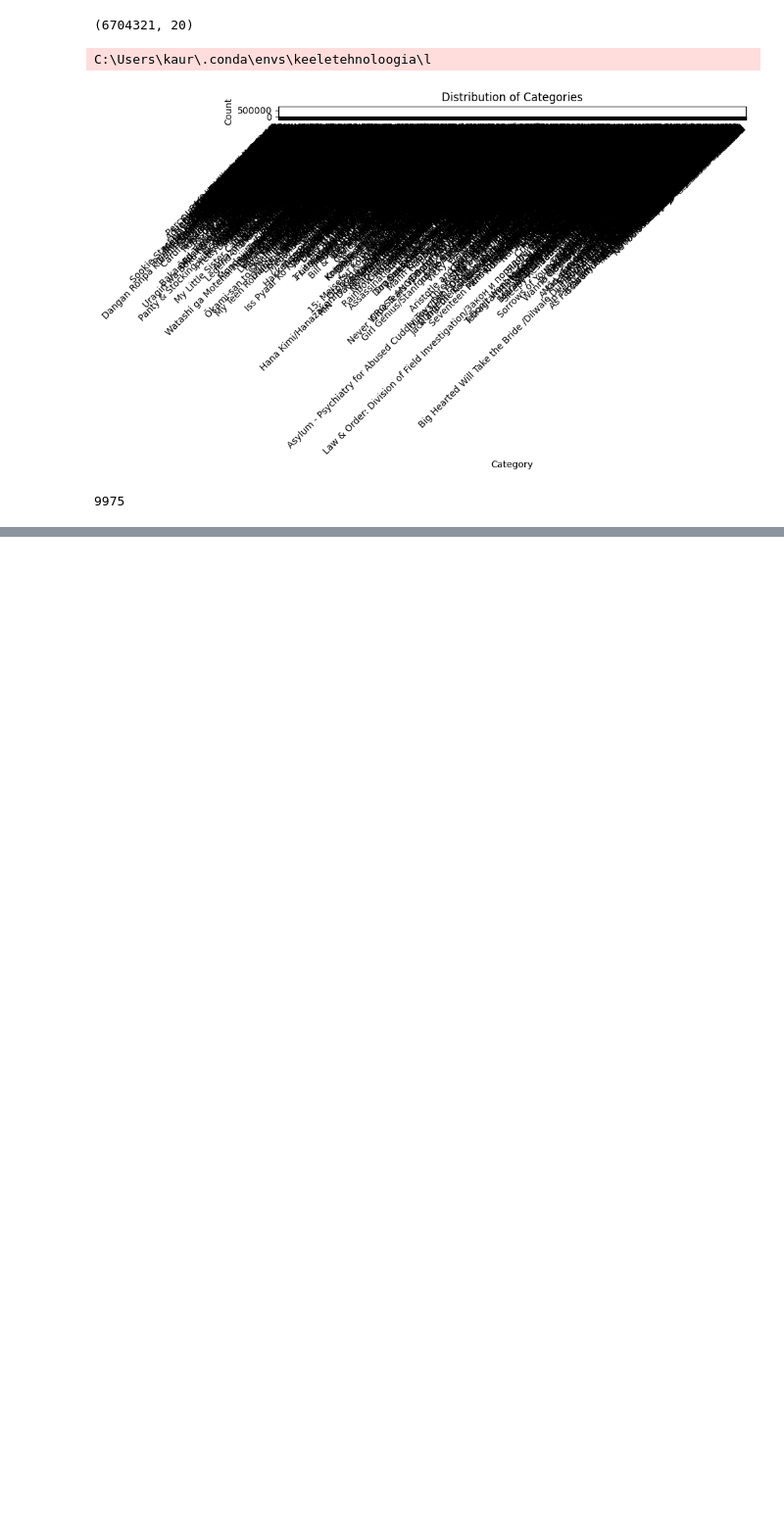
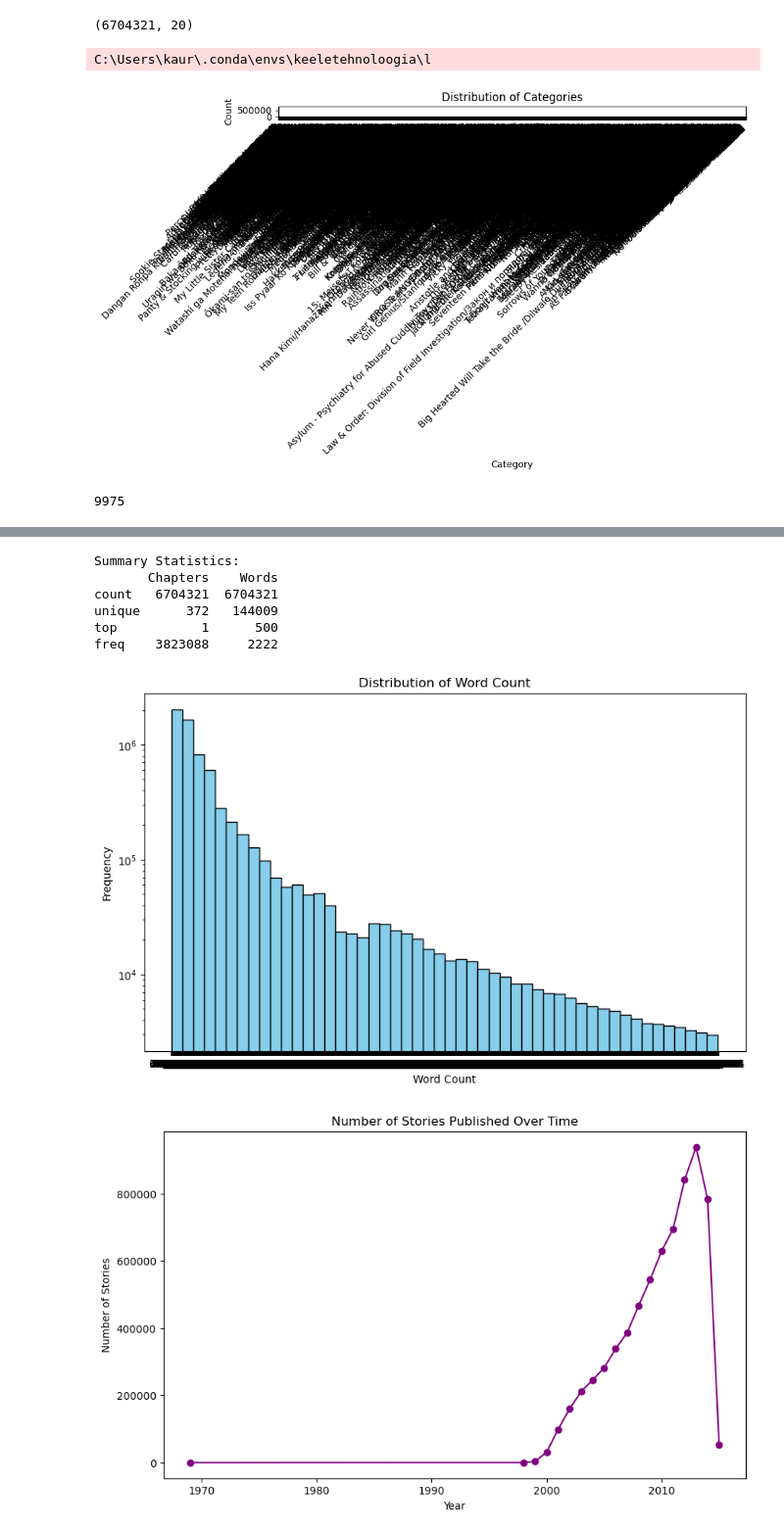
Before and after one commit to DonCheetos/DS_Group_B4, a Jupyter notebook: fanfiction.ipynb, the cells around one changed output, grey strips where cells are left out. Shown at 98% size. Cells and saved outputs as stored; diff of their text form; code cells hidden in the pictures; blank space fills up the shorter version.

```diff
--- a/fanfiction.ipynb
+++ b/fanfiction.ipynb
@@ -66,3 +67,57 @@ C:\Users\kaur\.conda\envs\keeletehnoloogia\l
 print(len(all_categories.unique()))
 # %% [output]
 9975
+# %%
+relevant_columns = ['Title', 'Author', 'Category', 'Genre', 'Published', 'Updated', 'Chapters', 'Words', 'Rating']
+filtered_df = df[relevant_columns]
+
+# Convert 'Published' and 'Updated' columns to datetime format for time-based analysis
+filtered_df['Published'] = pd.to_datetime(filtered_df['Published'], errors='coerce')
+filtered_df['Updated'] = pd.to_datetime(filtered_df['Updated'], errors='coerce')
+
+# Step 2: Summary Statistics
+summary_stats = filtered_df[['Chapters', 'Words']].describe()
+print("Summary Statistics:")
+print(summary_stats)
+
+# Step 3: Visualizations
+
+# 1. Distribution of Word Count
+plt.figure(figsize=(10, 6))
+plt.hist(filtered_df['Words'].dropna(), bins=50, color='skyblue', edgecolor='black')
+plt.title("Distribution of Word Count")
+plt.xlabel("Word Count")
+plt.ylabel("Frequency")
+plt.yscale('log')  # Log scale to handle wide range in word counts
+plt.show()
+
+# 2. Stories Published Over Time
+# Filter out NaT values for 'Published'
+filtered_df = filtered_df[filtered_df['Published'].notna()]
+yearly_publications = filtered_df['Published'].dt.year.value_counts().sort_index()
+
+plt.figure(figsize=(10, 6))
+plt.plot(yearly_publications.index, yearly_publications.values, marker='o', color='purple')
+plt.title("Number of Stories Published Over Time")
+plt.xlabel("Year")
+plt.ylabel("Number of Stories")
+plt.show()
+
+# 3. Popular Genres
+genre_counts = filtered_df['Genre'].value_counts().head(10)  # Top 10 genres
+
+plt.figure(figsize=(10, 6))
+genre_counts.plot(kind='bar', color='coral')
+plt.title("Top 10 Most Common Genres")
+plt.xlabel("Genre")
+plt.ylabel("Frequency")
+plt.show()
+
+# 4. Correlation Between Chapters and Word Count
+plt.figure(figsize=(10, 6))
+plt.scatter(filtered_df['Chapters'], filtered_df['Words'], alpha=0.5, color='green')
+plt.title("Relationship Between Chapters and Word Count")
+plt.xlabel("Number of Chapters")
+plt.ylabel("Word Count")
+plt.show()
+# %% [output]
@@ -68,0 +134,8 @@ print(len(all_categories.unique()))
+Summary Statistics:
+       Chapters    Words
+count   6704321  6704321
+unique      372   144009
+top           1      500
+freq    3823088     2222
+[figure, added]
+[figure, added]
```
Also changed, not shown: parts of 3 cells of this notebook.
